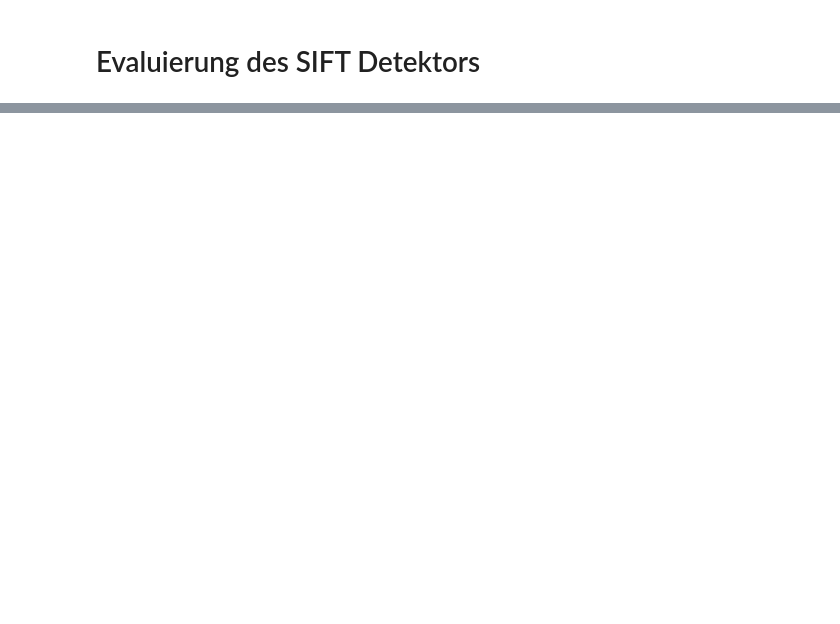
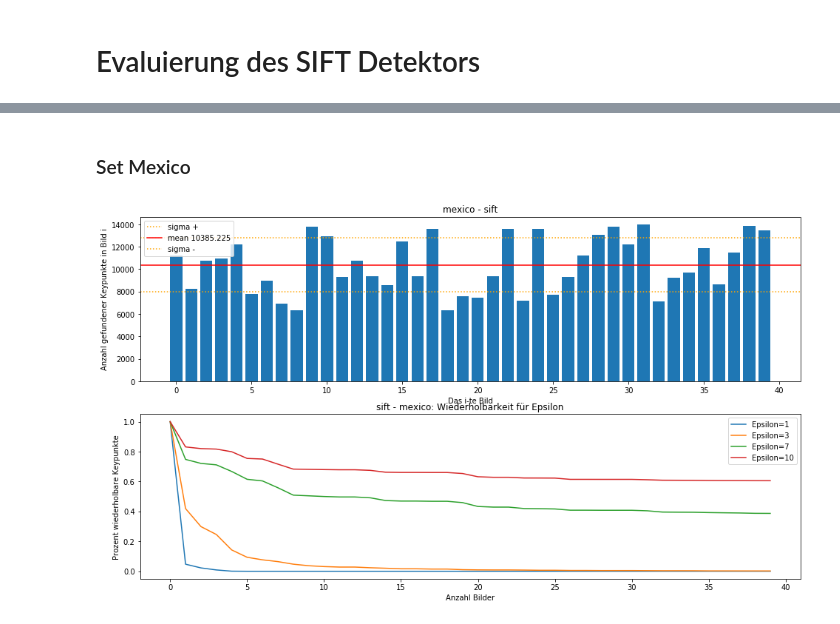
Before and after one commit to Mizzade/diplomarbeit, a Jupyter notebook: evaluation/detectors/Evaluation - Detektor - SIFT.ipynb, the cells around one changed output, grey strips where cells are left out. Saved outputs shown, nothing was run; the diff lists cells and outputs as text; code cells hidden in the pictures; blank space fills up the shorter version.

```diff
--- a/evaluation/detectors/Evaluation - Detektor - SIFT.ipynb
+++ b/evaluation/detectors/Evaluation - Detektor - SIFT.ipynb
@@ -123,0 +95,8 @@ for i in range(len_ws):
+# %% [markdown]
+### Set Mexico
+# %%
+set_name='mexico'
+plt.rcParams['figure.figsize'] = [16, 9]
+plot_metrics(data, collection_name, set_name, detector_name)
+# %% [output]
+[figure, added]
```
Also changed, not shown: parts of 39 cells of this notebook, 1 other file.
